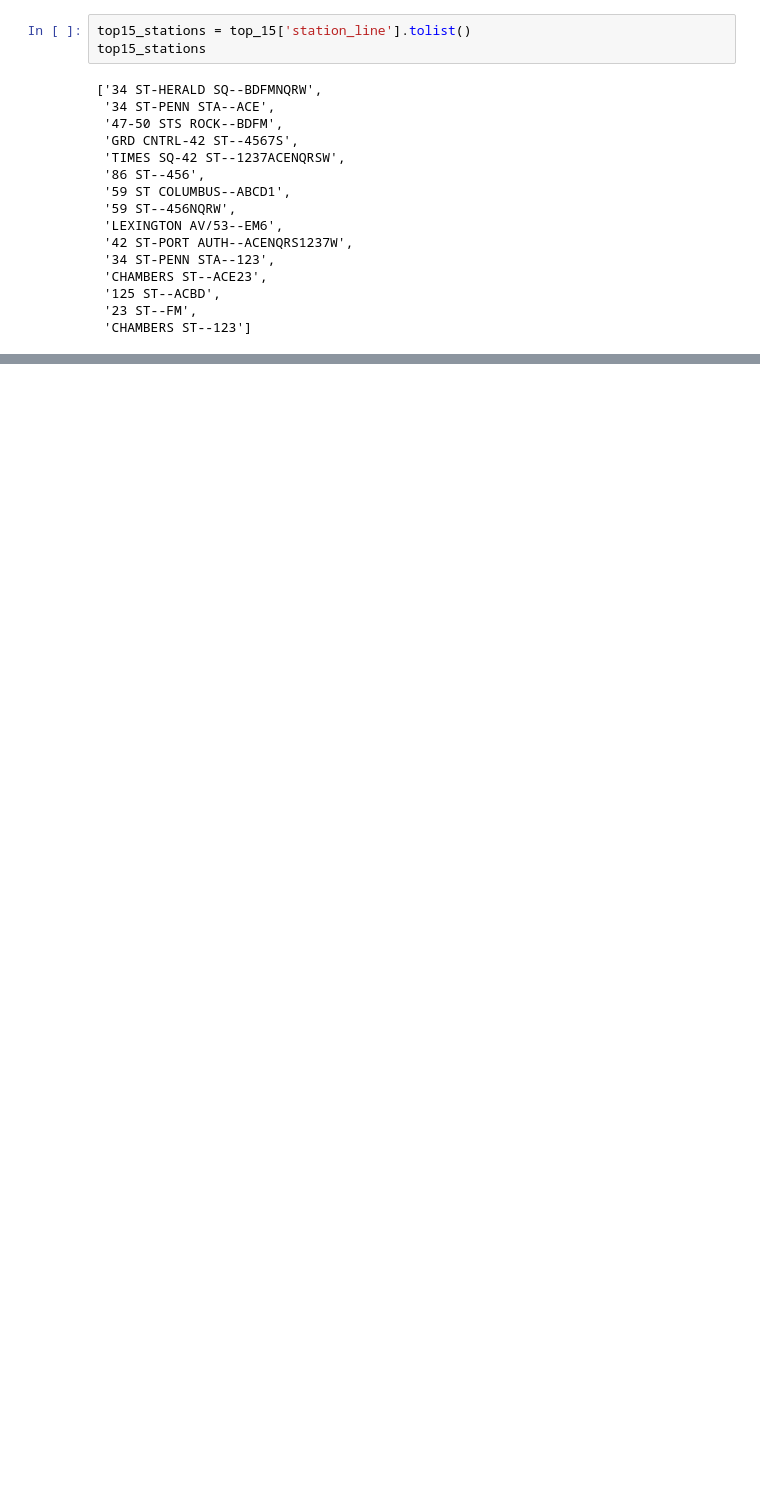
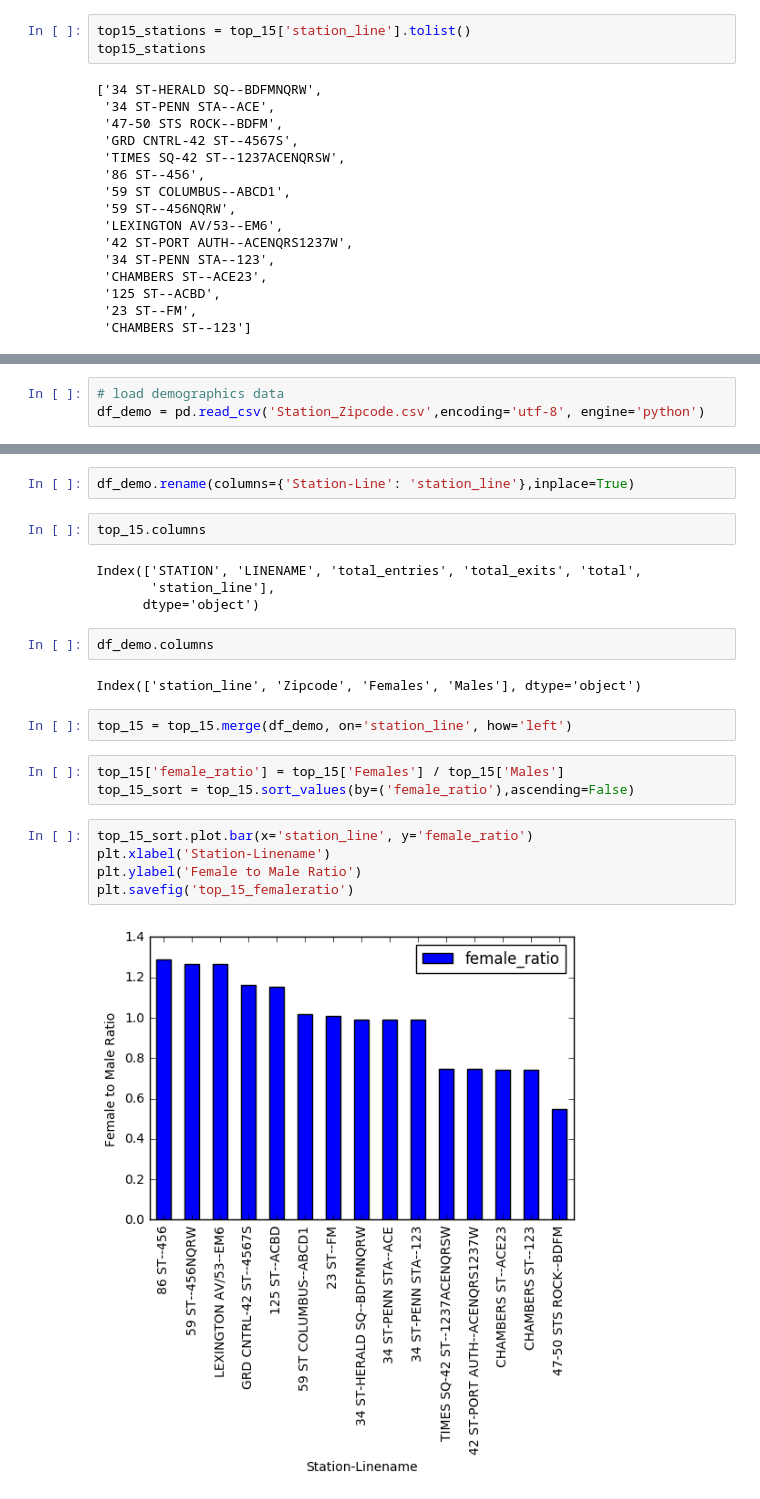
Before and after one commit to albertnjose/mta_project, a Jupyter notebook: MTA_Project.ipynb, the cells around one changed output, grey strips where cells are left out. Drawn from its saved outputs; the diff is of its cells as text; blank space fills up the shorter version.

```diff
--- a/MTA_Project.ipynb
+++ b/MTA_Project.ipynb
@@ -174,2 +174,5 @@ plt.savefig('top15.png')
 # %% [output]
 [figure]
+# %%
+# load demographics data
+df_demo = pd.read_csv('Station_Zipcode.csv',encoding='utf-8', engine='python')
@@ -175,0 +198,24 @@ plt.savefig('top15.png')
+# %%
+df_demo.rename(columns={'Station-Line': 'station_line'},inplace=True)
+# %%
+top_15.columns
+# %% [output]
+Index(['STATION', 'LINENAME', 'total_entries', 'total_exits', 'total',
+       'station_line'],
+      dtype='object')
+# %%
+df_demo.columns
+# %% [output]
+Index(['station_line', 'Zipcode', 'Females', 'Males'], dtype='object')
+# %%
+top_15 = top_15.merge(df_demo, on='station_line', how='left')
+# %%
+top_15['female_ratio'] = top_15['Females'] / top_15['Males']
+top_15_sort = top_15.sort_values(by=('female_ratio'),ascending=False)
+# %%
+top_15_sort.plot.bar(x='station_line', y='female_ratio')
+plt.xlabel('Station-Linename')
+plt.ylabel('Female to Male Ratio')
+plt.savefig('top_15_femaleratio')
+# %% [output]
+[figure, added]
```
Also changed, not shown: parts of 3 cells of this notebook, 4 other files.
